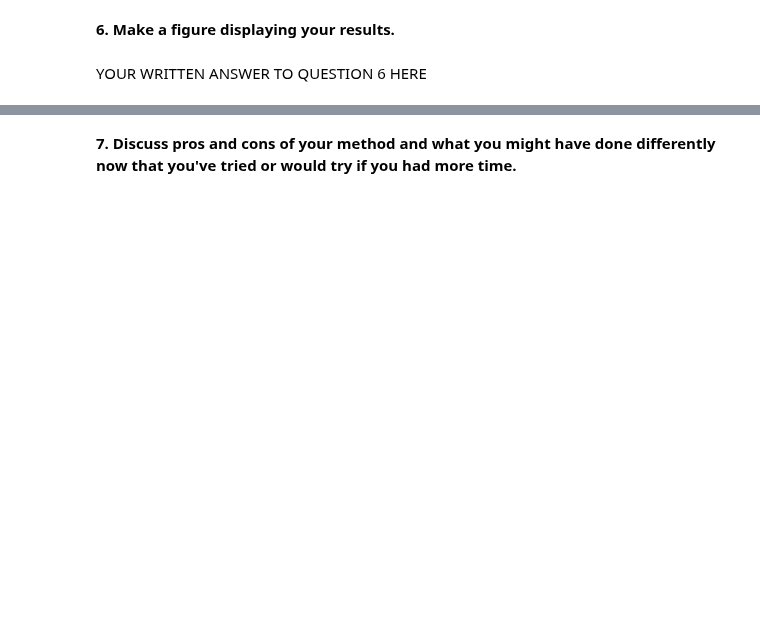
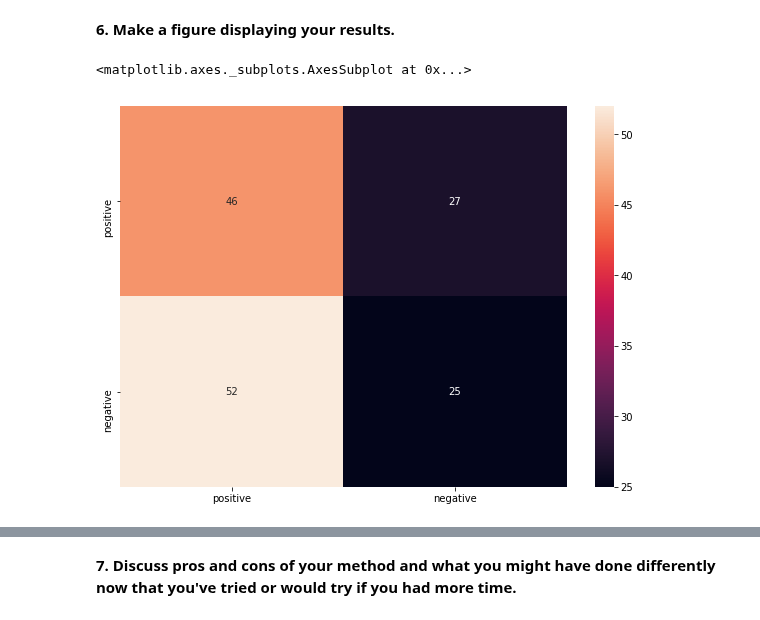
Before and after one commit to ksamgam/mammograph_classification, a Jupyter notebook: BMI260_2019_ProblemSet_3.ipynb, the cells around one changed output, grey strips where cells are left out. Cells and saved outputs as stored; diff of their text form; code cells hidden in the pictures; blank space fills up the shorter version.

```diff
--- a/BMI260_2019_ProblemSet_3.ipynb
+++ b/BMI260_2019_ProblemSet_3.ipynb
@@ -232,0 +195,24 @@ YOUR WRITTEN ANSWER TO QUESTION 4 HERE. USE ADDITIONAL CODE/MARKDOWN CELLS IF NE
+# %%
+# Creat Training, dev and test set
+features = pd.read_csv("./features.csv", header = None).T
+labels = pd.read_csv("metadata_semijoin_labels.csv")
+X_train, X_test, y_train, y_test = train_test_split(features, labels["label"], test_size=0.3)
+X_dev, X_test, y_dev, y_test = train_test_split(X_test, y_test, test_size=0.33)
+# %%
+{'bootstrap': [True, False],
+ 'max_depth': [5, 8 , 10, 15],
+ 'max_features': [None, 'sqrt'],
+ 'n_estimators': [100 250 500 750 100]}
+
+random_grid = {'n_estimators': n_estimators,
+               'max_features': max_features,
+               'max_depth': max_depth,
+               'bootstrap': bootstrap}
+
+rf = RandomForestClassifier()
+rf_random = RandomizedSearchCV(estimator = rf, param_distributions = random_grid, n_iter = 100, cv = 3, verbose=2)
+rf_random.fit(X_train, y_train
+# %%
+# Train random forest classifier and predict class
+clf = RandomForestClassifier(n_estimators=1000, max_depth=5, criterion = "gini", max_features = None)
+pred = clf.fit(X_train, y_train).predict(X_dev)
@@ -241,2 +237,10 @@ YOUR WRITTEN ANSWER TO QUESTION 5 HERE
-# %% [markdown]
-YOUR WRITTEN ANSWER TO QUESTION 6 HERE
+# %%
+pred = clf.fit(X_train, y_train).predict(X_test)
+cm = confusion_matrix(y_test, pred)
+df_cm = pd.DataFrame(cm, index = ["positive", "negative"],
+                  columns = ["positive", "negative"])
+plt.figure(figsize = (10,7))
+sn.heatmap(df_cm, annot=True)
+# %% [output]
+<matplotlib.axes._subplots.AxesSubplot at 0x...>
+[figure, added]
```
Also changed, not shown: parts of 33 cells of this notebook.
